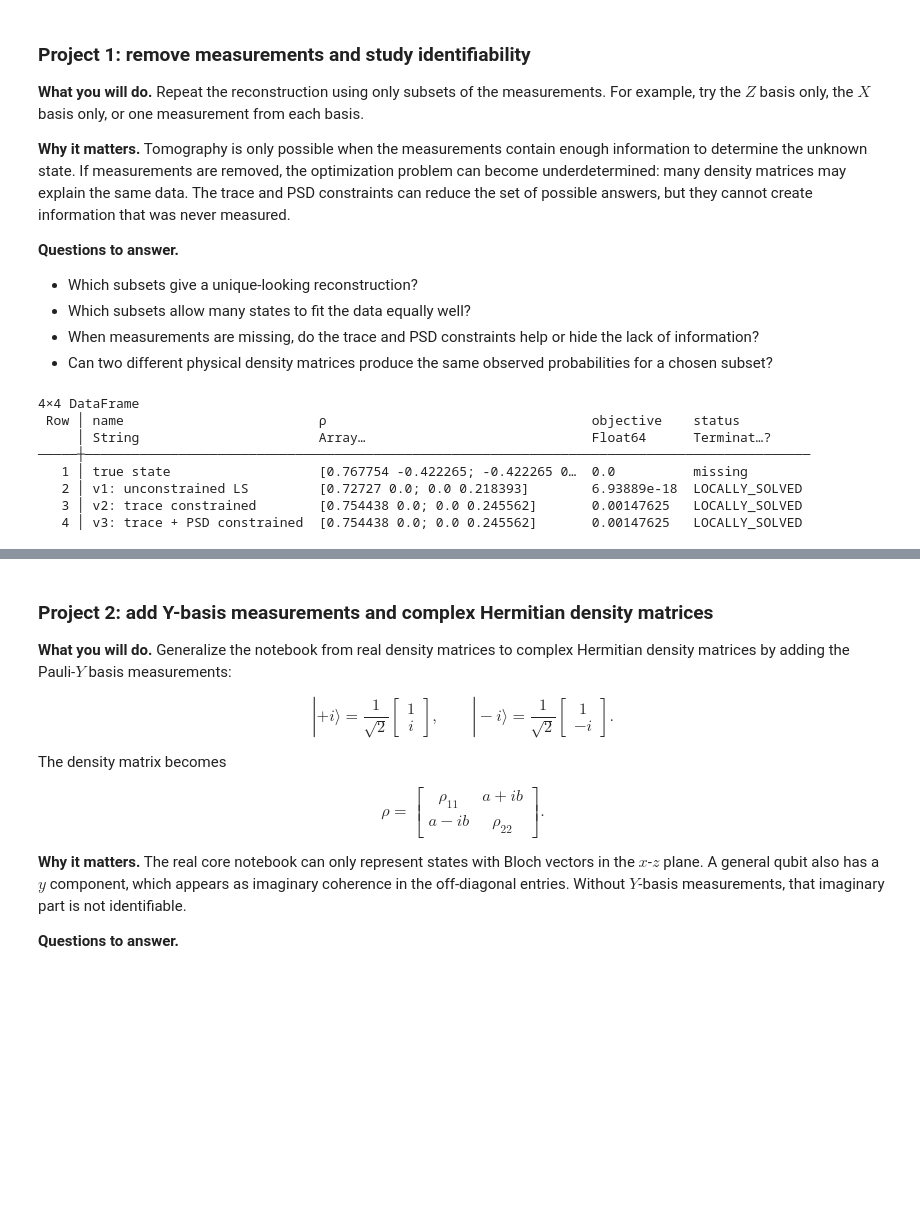
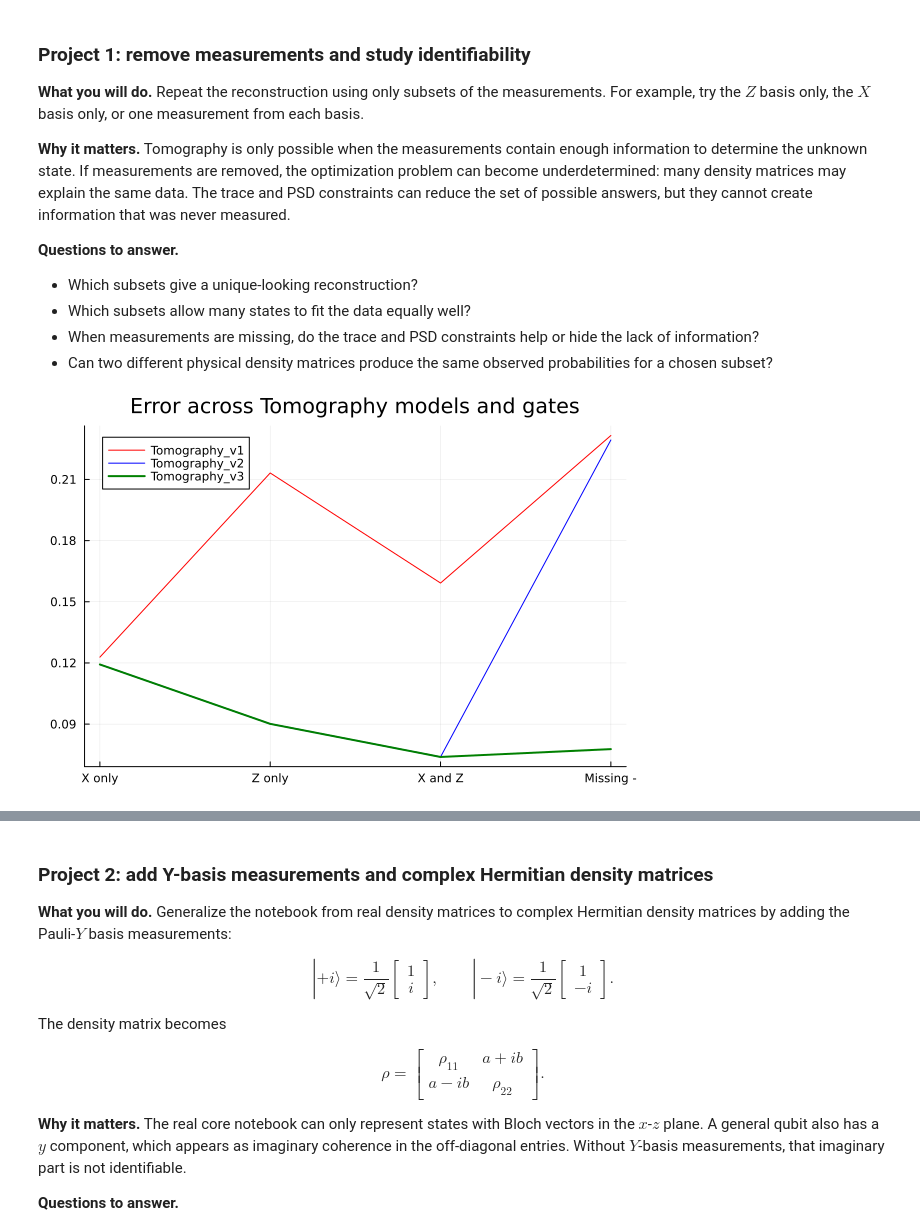
Before and after one commit to Ianborden/Quantum-APL, a Jupyter notebook: Week 2/quantum-state-tomography-student.ipynb, the cells around one changed output, grey strips where cells are left out. Saved outputs shown, nothing was run; the diff lists cells and outputs as text; code cells hidden in the pictures; blank space fills up the shorter version.

```diff
--- a/Week 2/quantum-state-tomography-student.ipynb
+++ b/Week 2/quantum-state-tomography-student.ipynb
@@ -387,46 +389,73 @@ end
 #X basis means that there is things based on the + and - state so things can only exist on the flat plane
 #Z and X means there is the possibility to exist on both planes and so that leads to difference and observable changes in the different steps of ρ
 #ALL OF THESE THINGS ARE CONSTRAINED IN THE XZ PLANE
 
-#subset_name = "X basis only"
-subset_name = "Z basis only"
+subset_name = "X basis only"
+#subset_name = "Z basis only"
 #subset_name = "one Z and one X"
 #subset_name = "missing |−⟩"
+
+function error_tracker_v1()
+    sub_names = ["X basis only", "Z basis only", "one Z and one X", "missing |−⟩"]
+    error = []
+    for i in sub_names
+        subset_name == i
+        measurements_subset = make_measurements(measurement_subsets[subset_name])
+        probabilities_true_subset = [predicted_probability(E, ρ_true) for E in measurements_subset]
+        measurement_noise_subset = [(rand()-0.5) for i in 1:length(measurements_subset)]
+        probabilities_observed_subset = probabilities_true_subset .+ measurement_noise_subset
+        ρ1 = tomography_model_v1(probabilities_observed_subset, measurements_subset)
+        ρ2 = tomography_model_v2(probabilities_observed_subset, measurements_subset)
+        ρ3 = tomography_model_v3(probabilities_observed_subset, measurements_subset)
+        append!(error,reconstruction_error(ρ1.ρ, ρ_true))
+        append!(error,reconstruction_error(ρ2.ρ, ρ_true))
+        append!(error,reconstruction_error(ρ3[1], ρ_true))
+    end
+    return error
+end
+
 
 measurements_subset = make_measurements(measurement_subsets[subset_name])
 probabilities_true_subset = [predicted_probability(E, ρ_true) for E in measurements_subset]
 
 
 measurement_noise_subset = [(rand()-0.5)/10 for i in 1:length(measurements_subset)]
 
 probabilities_observed_subset = probabilities_true_subset .+ measurement_noise_subset
 
 #Same thing as before to make 3 different models
 ρ_v12, J_v12, status_v12 = tomography_model_v1(probabilities_observed_subset, measurements_subset)
 ρ_v22, J_v22, status_v22 = tomography_model_v2(probabilities_observed_subset, measurements_subset)
 ρ_v32, J_v32, status_v32 = tomography_model_v3(probabilities_observed_subset, measurements_subset)
 
 #Put everything into a similar thing
 reconstruction_records_subset = [
-    (name = "true state", ρ = ρ_true, objective = 0.0, status = missing),
-    (name = "v1: unconstrained LS", ρ = ρ_v12, objective = J_v12, status = status_v12),
-    (name = "v2: trace constrained", ρ = ρ_v22, objective = J_v22, status = status_v22),
-    (name = "v3: trace + PSD constrained", ρ = ρ_v32, objective = J_v32, status = status_v32),
+    (name = "true state", ρ = ρ_true, objective = 0.0, status = missing, isdens = is_physical_density_matrix(ρ_true), error = reconstruction_error(ρ_true, ρ_true)),
+    (name = "v1: unconstrained LS", ρ = ρ_v12, objective = J_v12, status = status_v12, isdens = is_physical_density_matrix(ρ_v12), error = reconstruction_error(ρ_v12, ρ_true)),
+    (name = "v2: trace constrained", ρ = ρ_v22, objective = J_v22, status = status_v22, isdens = is_physical_density_matrix(ρ_v22), error = reconstruction_error(ρ_v22, ρ_true)),
+    (name = "v3: trace + PSD constrained", ρ = ρ_v32, objective = J_v32, status = status_v32, isdens = is_physical_density_matrix(ρ_v32), error = reconstruction_error(ρ_v32, ρ_true)),
 ]
 
 #Make the data a table
 data = DataFrame(reconstruction_records_subset)
-print(data)
-plot_bloch_vectors(reconstruction_records_subset)
+#print(data)
+#plot_bloch_vectors(reconstruction_records_subset)
+
+errortot = error_tracker_v1()
+err1 = [errortot[1], errortot[4], errortot[7], errortot[10]]
+err2 = [errortot[2], errortot[5], errortot[8], errortot[11]]
+err3 = [errortot[3], errortot[6], errortot[9], errortot[12]]
+
+Plots.plot(err1, xticks=([1, 2, 3, 4], ["X only", "Z only", "X and Z", "Missing -"]), label="Tomography_v1", color=:red, title="Error across Tomography models and gates")
+Plots.plot!(err2, label="Tomography_v2", color=:blue,  bar_position = :stack)
+Plots.plot!(err3, label="Tomography_v3", color=:green, linewidth=2)
+
+
 
 # TODO: Compare objectives, physicality, and Bloch vectors across measurement subsets.
 #identifiability_results = error("TODO: Study identifiability across measurement subsets")
+
+#Punchline is to have a plot of each of the four basis and see how much error there is for any of the 4 given states
+#Add to the data frames is pjysical and error = reconstruction_erro((rho))
 # %% [output]
-4×4 DataFrame
- Row │ name                         ρ                                  objective    status
-     │ String                       Array…                             Float64      Terminat…?
-─────┼─────────────────────────────────────────────────────────────────────────────────────────────
-   1 │ true state                   [0.767754 -0.422265; -0.422265 0…  0.0          missing
-   2 │ v1: unconstrained LS         [0.72727 0.0; 0.0 0.218393]        6.93889e-18  LOCALLY_SOLVED
-   3 │ v2: trace constrained        [0.754438 0.0; 0.0 0.245562]       0.00147625   LOCALLY_SOLVED
-   4 │ v3: trace + PSD constrained  [0.754438 0.0; 0.0 0.245562]       0.00147625   LOCALLY_SOLVED
+[figure, added]
```
Also changed, not shown: parts of 7 cells of this notebook.
